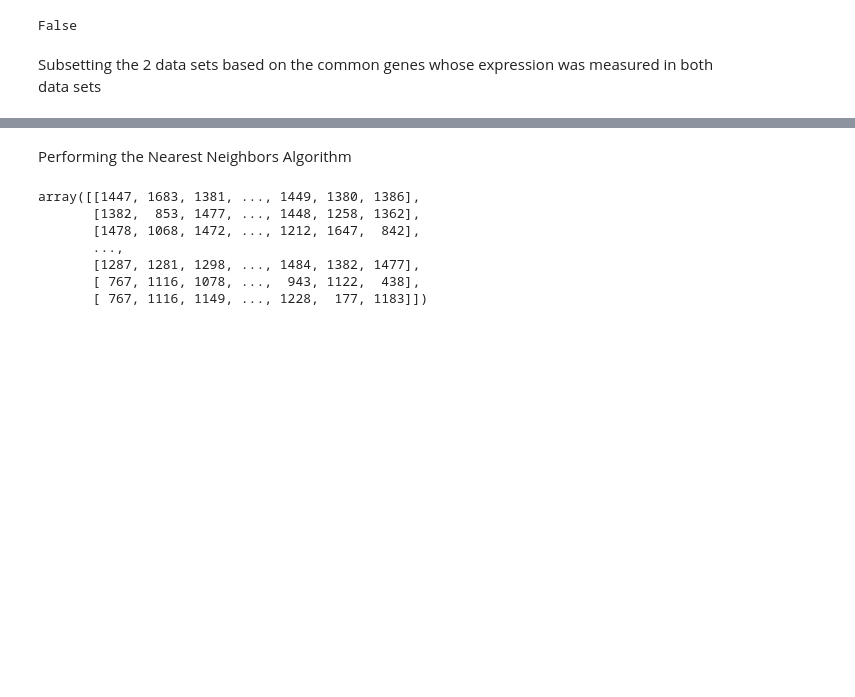
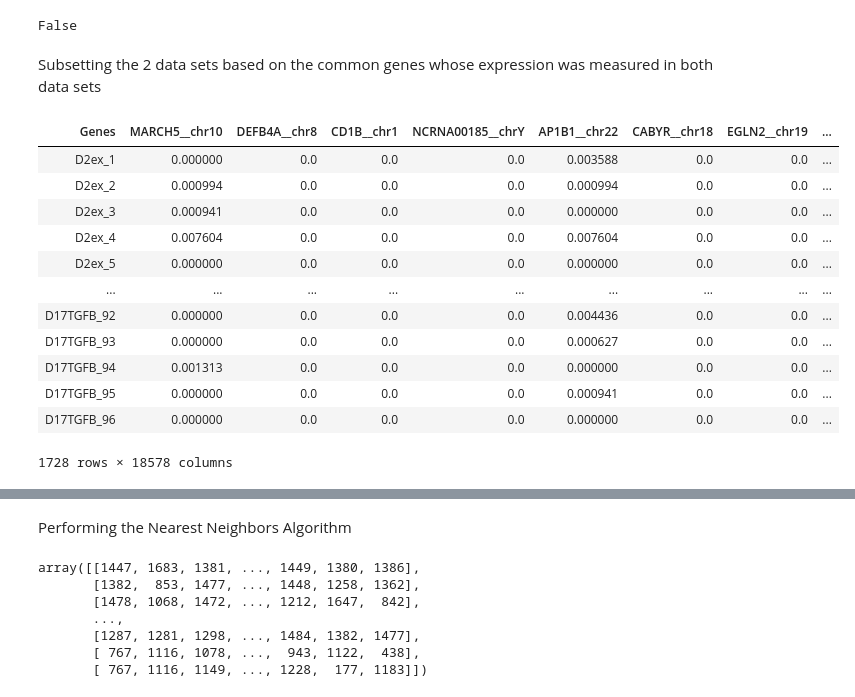
Before and after one commit to derrickliu8/Stat-697BD-Final-Project, a Jupyter notebook: MNN.ipynb, the cells around one changed output, grey strips where cells are left out. Cells and saved outputs as stored; diff of their text form; code cells hidden in the pictures; blank space fills up the shorter version.

```diff
--- a/MNN.ipynb
+++ b/MNN.ipynb
@@ -235,3 +235,19 @@ common_cols = [col for col in set(normalized_pancreas_t.columns).intersection(no
 
 normalized_pancreas_t_adj = normalized_pancreas_t[common_cols]
 normalized_pancreas_2_t_adj = normalized_pancreas_2_t[common_cols]
+# %%
+normalized_pancreas_t_adj
+# %% [output]
+| Genes | MARCH5__chr10 | DEFB4A__chr8 | CD1B__chr1 | NCRNA00185__chrY | AP1B1__chr22 | CABYR__chr18 | EGLN2__chr19 | ... |
+| D2ex_1 | 0.000000 | 0.0 | 0.0 | 0.0 | 0.003588 | 0.0 | 0.0 | ... |
+| D2ex_2 | 0.000994 | 0.0 | 0.0 | 0.0 | 0.000994 | 0.0 | 0.0 | ... |
+| D2ex_3 | 0.000941 | 0.0 | 0.0 | 0.0 | 0.000000 | 0.0 | 0.0 | ... |
+| D2ex_4 | 0.007604 | 0.0 | 0.0 | 0.0 | 0.007604 | 0.0 | 0.0 | ... |
+| D2ex_5 | 0.000000 | 0.0 | 0.0 | 0.0 | 0.000000 | 0.0 | 0.0 | ... |
+| ... | ... | ... | ... | ... | ... | ... | ... | ... |
+| D17TGFB_92 | 0.000000 | 0.0 | 0.0 | 0.0 | 0.004436 | 0.0 | 0.0 | ... |
+| D17TGFB_93 | 0.000000 | 0.0 | 0.0 | 0.0 | 0.000627 | 0.0 | 0.0 | ... |
+| D17TGFB_94 | 0.001313 | 0.0 | 0.0 | 0.0 | 0.000000 | 0.0 | 0.0 | ... |
+| D17TGFB_95 | 0.000000 | 0.0 | 0.0 | 0.0 | 0.000941 | 0.0 | 0.0 | ... |
+| D17TGFB_96 | 0.000000 | 0.0 | 0.0 | 0.0 | 0.000000 | 0.0 | 0.0 | ... |
+1728 rows × 18578 columns
```
Also changed, not shown: parts of 15 cells of this notebook.
